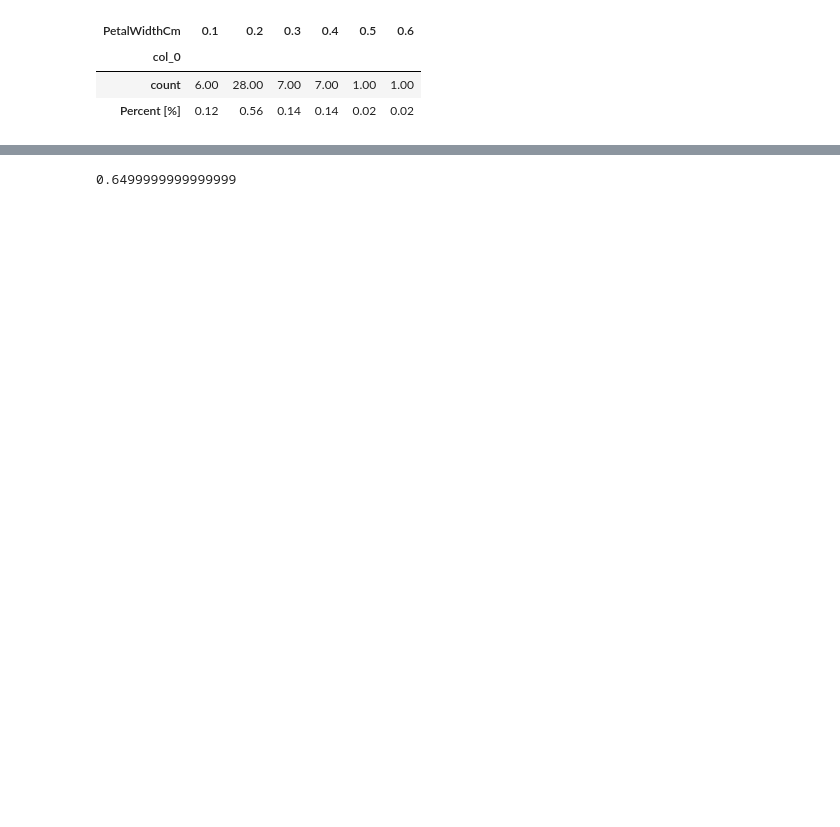
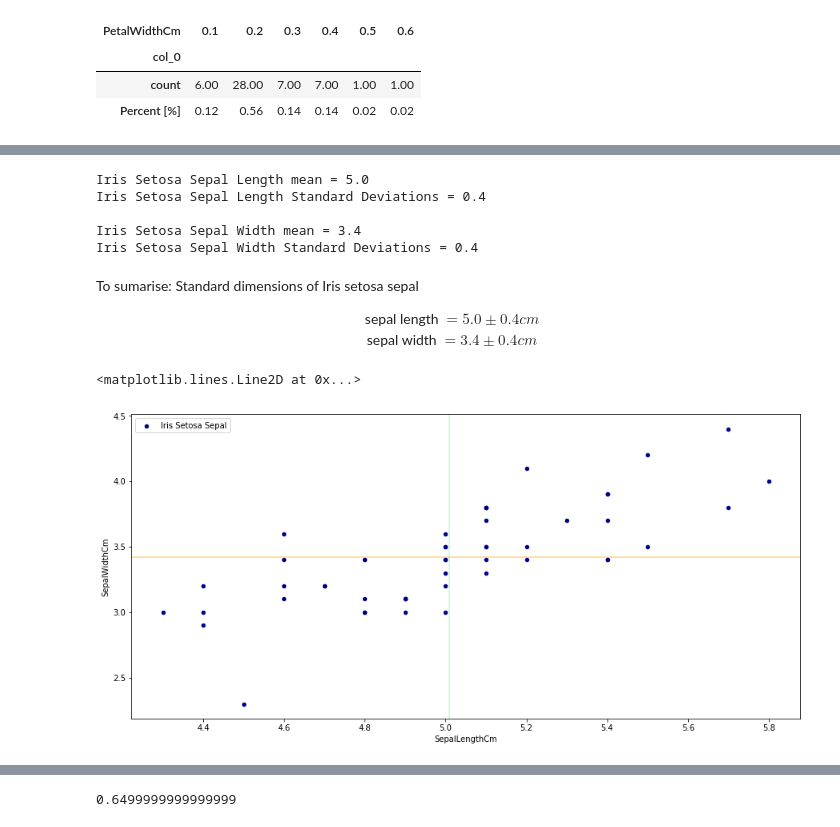
Before and after one commit to Slawak1/pands-project, a Jupyter notebook: IrisProject2019.ipynb, the cells around one changed output, grey strips where cells are left out. Cells and saved outputs as stored; diff of their text form; code cells hidden in the pictures; blank space fills up the shorter version.

Commit message:
standard deviation added

```diff
--- a/IrisProject2019.ipynb
+++ b/IrisProject2019.ipynb
@@ -274,0 +311,28 @@ crossTable
+# %%
+print('Iris Setosa Sepal Length mean =', np.round(dfSetosa['SepalLengthCm'].mean(),decimals=1))
+print('Iris Setosa Sepal Length Standard Deviations =',np.round(dfSetosa['SepalLengthCm'].std(),decimals=1))
+print()
+print('Iris Setosa Sepal Width mean =',np.round(dfSetosa['SepalWidthCm'].mean(),decimals=1))
+print('Iris Setosa Sepal Width Standard Deviations =',np.round(dfSetosa['SepalWidthCm'].std(),decimals=1))
+# %% [output]
+Iris Setosa Sepal Length mean = 5.0
+Iris Setosa Sepal Length Standard Deviations = 0.4
+
+Iris Setosa Sepal Width mean = 3.4
+Iris Setosa Sepal Width Standard Deviations = 0.4
+# %% [markdown]
+To sumarise:
+Standard dimensions of Iris setosa sepal
+
+<center>
+sepal length $ = 5.0 \pm 0.4 cm$ <br>
+sepal width $ = 3.4 \pm 0.4 cm$
+
+</center>
+# %%
+dfSetosa.plot(kind='scatter',  x='SepalLengthCm', y='SepalWidthCm', color='DarkBlue', label='Iris Setosa Sepal',figsize=(15,7), zorder=1)
+plt.axvline(5.01, color="lightgreen", linestyle="-", alpha=0.5)
+plt.axhline(3.42,color = 'orange', linestyle="-", alpha=0.5)
+# %% [output]
+<matplotlib.lines.Line2D at 0x...>
+[figure, added]
```
Also changed, not shown: parts of 16 cells of this notebook.
